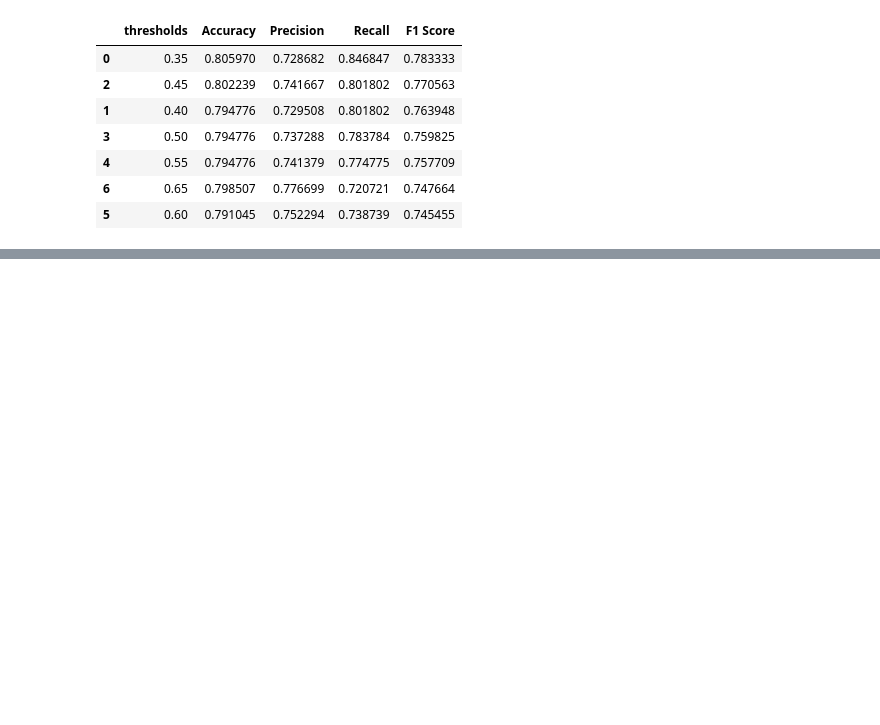
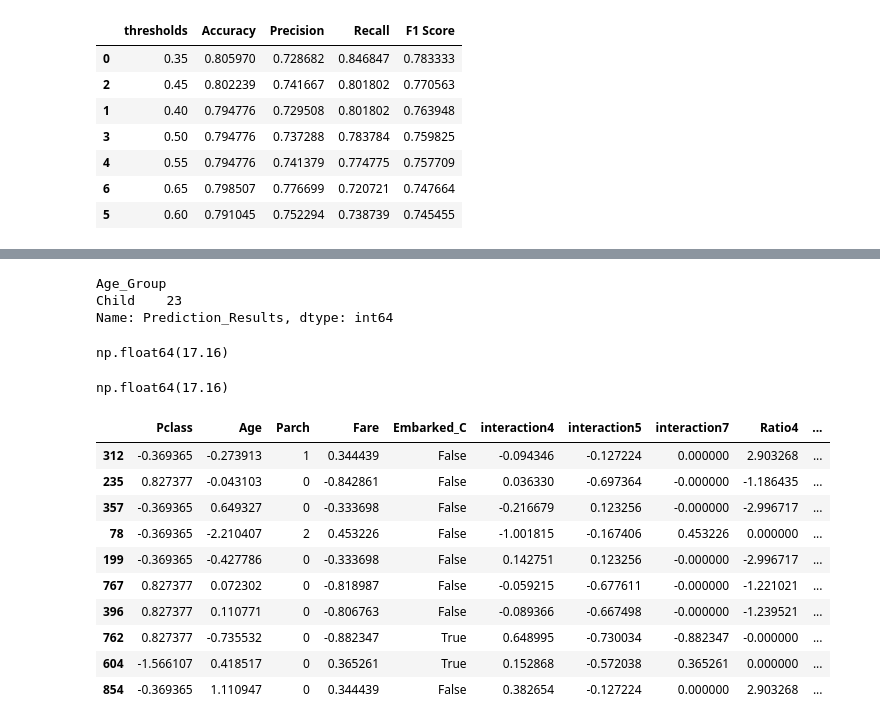
Before and after one commit to JudeMirac/titanic, a Jupyter notebook: Workflow/Notebooks/Model_evaluation.ipynb, the cells around one changed output, grey strips where cells are left out. Drawn from its saved outputs; the diff is of its cells as text; code cells hidden in the pictures; blank space fills up the shorter version.

```diff
--- a/Workflow/Notebooks/Model_evaluation.ipynb
+++ b/Workflow/Notebooks/Model_evaluation.ipynb
@@ -398,0 +653,48 @@ threshold_results.sort_values(by = 'F1 Score', ascending = False)
+# %%
+# mistake size by age (Conver Age column into bins)
+
+# conversion
+error_df1['Age_Group'] = pd.cut(
+    error_df1['Age'],
+    bins = [0, 18, 25, 38, 60, 100],
+    labels = ['Child', 'Teen', 'Young Adult', 'Adult', 'Senior']
+)
+
+# re create mistakes datafrane
+mistakes = error_df1[error_df1['Prediction_Results'] == 'Incorrect']
+
+# view error size for Age Groups
+mistakes.groupby('Age_Group')['Prediction_Results'].size()
+# %% [output]
+Age_Group
+Child    23
+Name: Prediction_Results, dtype: int64
+# %%
+# summarized error rate by passenger
+error_rate_by_class = error_df1.groupby('Pclass')['Prediction_Results'].apply(lambda x: x == 'Incorrect').mean()
+
+error_rate_by_class.round(4)*100
+# %% [output]
+np.float64(17.16)
+# %%
+# summarize error rate by fare
+error_rate_by_fare = error_df1.groupby('Fare')['Prediction_Results'].apply(lambda x: x == 'Incorrect').mean()
+
+error_rate_by_fare.round(4)*100
+# %% [output]
+np.float64(17.16)
+# %%
+# review the most confident incorrect predictions
+mistakes.sort_values('Survival_Probability', ascending = False).head(10)
+# %% [output]
+|  | Pclass | Age | Parch | Fare | Embarked_C | interaction4 | interaction5 | interaction7 | Ratio4 | ... |
+| 312 | -0.369365 | -0.273913 | 1 | 0.344439 | False | -0.094346 | -0.127224 | 0.000000 | 2.903268 | ... |
+| 235 | 0.827377 | -0.043103 | 0 | -0.842861 | False | 0.036330 | -0.697364 | -0.000000 | -1.186435 | ... |
+| 357 | -0.369365 | 0.649327 | 0 | -0.333698 | False | -0.216679 | 0.123256 | -0.000000 | -2.996717 | ... |
+| 78 | -0.369365 | -2.210407 | 2 | 0.453226 | False | -1.001815 | -0.167406 | 0.453226 | 0.000000 | ... |
+| 199 | -0.369365 | -0.427786 | 0 | -0.333698 | False | 0.142751 | 0.123256 | -0.000000 | -2.996717 | ... |
+| 767 | 0.827377 | 0.072302 | 0 | -0.818987 | False | -0.059215 | -0.677611 | -0.000000 | -1.221021 | ... |
+| 396 | 0.827377 | 0.110771 | 0 | -0.806763 | False | -0.089366 | -0.667498 | -0.000000 | -1.239521 | ... |
+| 762 | 0.827377 | -0.735532 | 0 | -0.882347 | True | 0.648995 | -0.730034 | -0.882347 | -0.000000 | ... |
+| 604 | -1.566107 | 0.418517 | 0 | 0.365261 | True | 0.152868 | -0.572038 | 0.365261 | 0.000000 | ... |
+| 854 | -0.369365 | 1.110947 | 0 | 0.344439 | False | 0.382654 | -0.127224 | 0.000000 | 2.903268 | ... |
```
Also changed, not shown: parts of 20 cells of this notebook.
